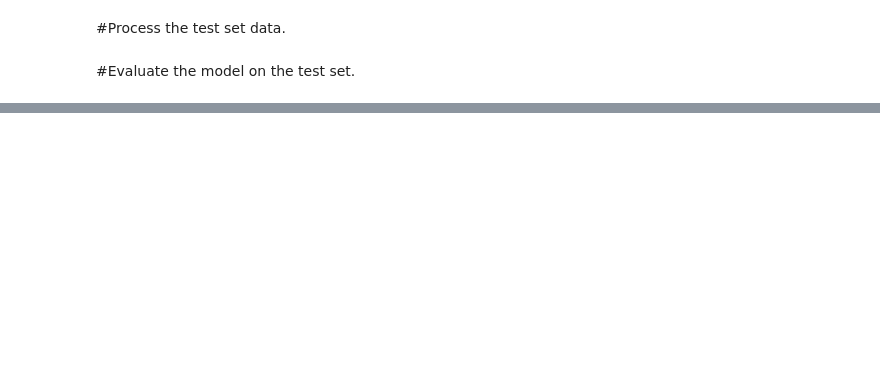
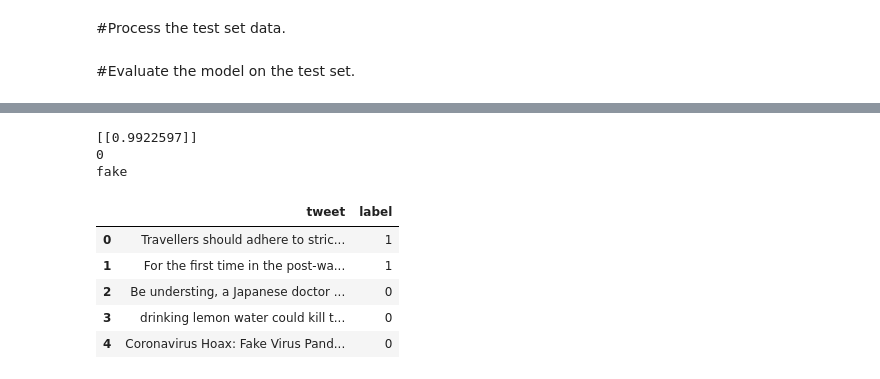
Before and after one commit to sreebalajisree/Fake_News_Detection, a Jupyter notebook: Fake_News_Detection_using_LSTM.ipynb, the cells around one changed output, grey strips where cells are left out. Drawn from its saved outputs; the diff is of its cells as text; code cells hidden in the pictures; blank space fills up the shorter version.

```diff
--- a/Fake_News_Detection_using_LSTM.ipynb
+++ b/Fake_News_Detection_using_LSTM.ipynb
@@ -249,0 +292,17 @@ plt.ylim(0, None)
+# %%
+print(pred)
+print(np.argmax(pred))
+print(labels[np.argmax(pred)])
+# %% [output]
+[[0.9922597]]
+0
+fake
+# %%
+fake_external1.head()
+# %% [output]
+|  | tweet | label |
+| 0 | Travellers should adhere to stric... | 1 |
+| 1 | For the first time in the post-wa... | 1 |
+| 2 | Be understing, a Japanese doctor ... | 0 |
+| 3 | drinking lemon water could kill t... | 0 |
+| 4 | Coronavirus Hoax: Fake Virus Pand... | 0 |
```
Also changed, not shown: parts of 20 cells of this notebook.
